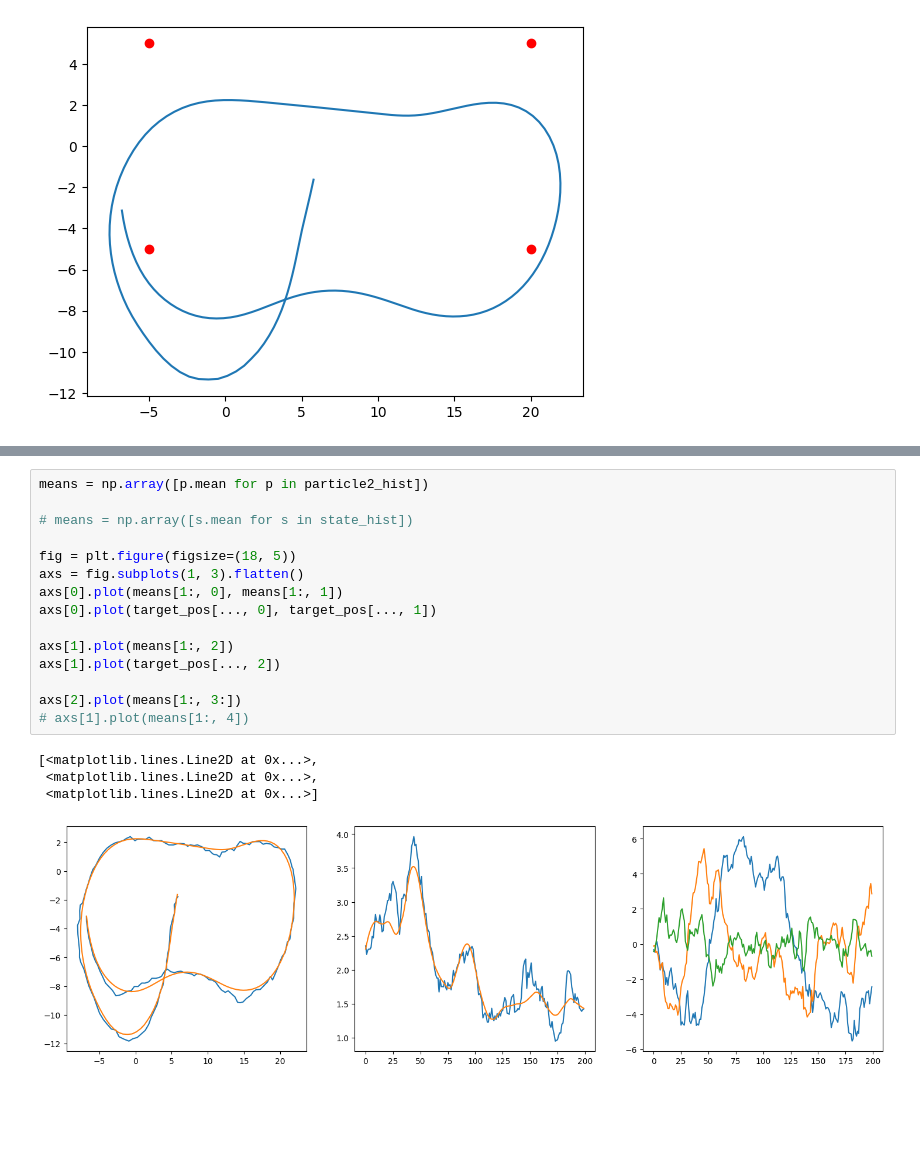
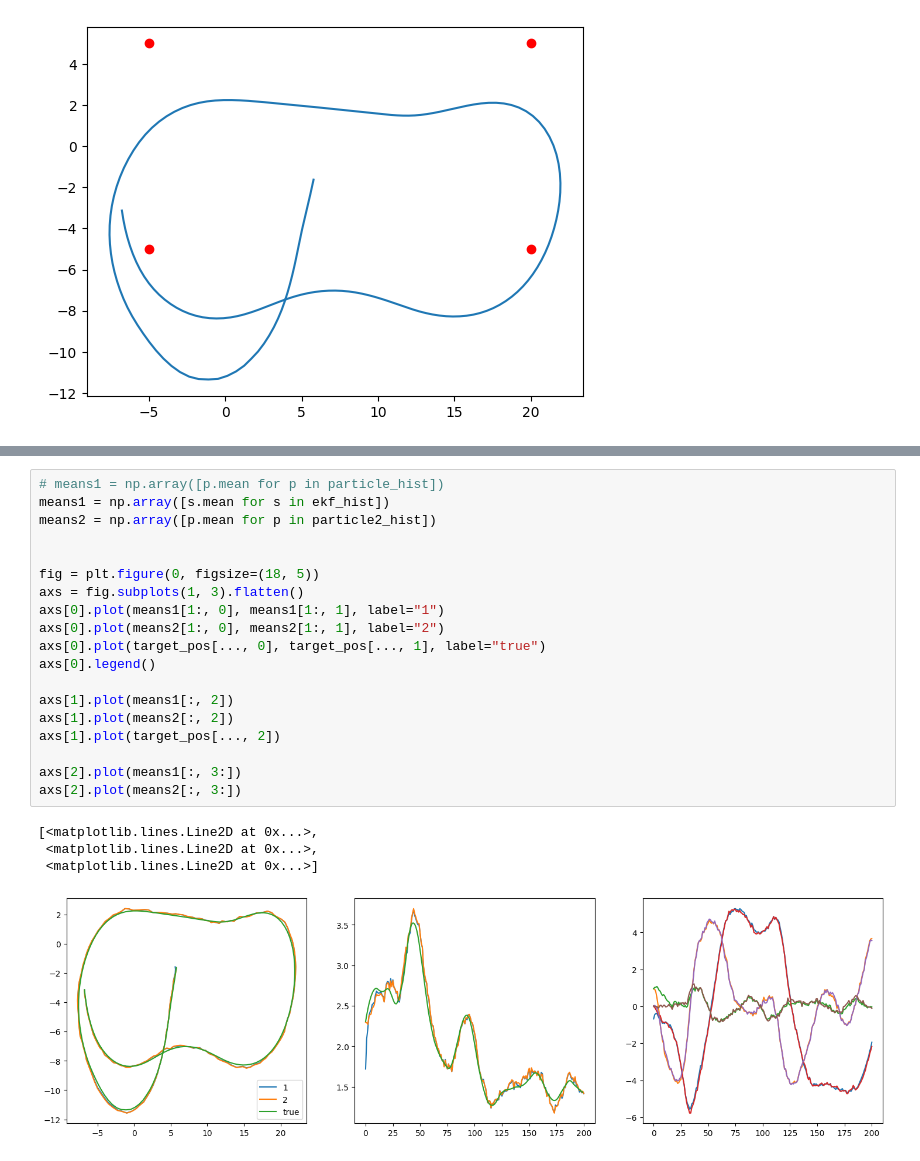
Before and after one commit to zp-yang/baja, a Jupyter notebook: notebooks/filter_test.ipynb, the cells around one changed output, grey strips where cells are left out. Cells and saved outputs as stored; diff of their text form; blank space fills up the shorter version.

```diff
--- a/notebooks/filter_test.ipynb
+++ b/notebooks/filter_test.ipynb
@@ -258,21 +269,25 @@ HTML(value='<div id="5b5a0884-238a-4a0d-ad99-1e0ae5ab0dce"><style onload="eval(a
 <rerun_notebook.Viewer object at 0x...>
 # %%
-means = np.array([p.mean for p in particle2_hist])
+# means1 = np.array([p.mean for p in particle_hist])
+means1 = np.array([s.mean for s in ekf_hist])
+means2 = np.array([p.mean for p in particle2_hist])
 
-# means = np.array([s.mean for s in state_hist])
 
-fig = plt.figure(figsize=(18, 5))
+fig = plt.figure(0, figsize=(18, 5))
 axs = fig.subplots(1, 3).flatten()
-axs[0].plot(means[1:, 0], means[1:, 1])
-axs[0].plot(target_pos[..., 0], target_pos[..., 1])
+axs[0].plot(means1[1:, 0], means1[1:, 1], label="1")
+axs[0].plot(means2[1:, 0], means2[1:, 1], label="2")
+axs[0].plot(target_pos[..., 0], target_pos[..., 1], label="true")
+axs[0].legend()
 
-axs[1].plot(means[1:, 2])
+axs[1].plot(means1[:, 2])
+axs[1].plot(means2[:, 2])
 axs[1].plot(target_pos[..., 2])
 
-axs[2].plot(means[1:, 3:])
-# axs[1].plot(means[1:, 4])
+axs[2].plot(means1[:, 3:])
+axs[2].plot(means2[:, 3:])
 # %% [output]
 [<matplotlib.lines.Line2D at 0x...>,
  <matplotlib.lines.Line2D at 0x...>,
  <matplotlib.lines.Line2D at 0x...>]
-[figure, old version]
+[figure, new version]
```
Also changed, not shown: parts of 7 cells of this notebook, 4 other files.
